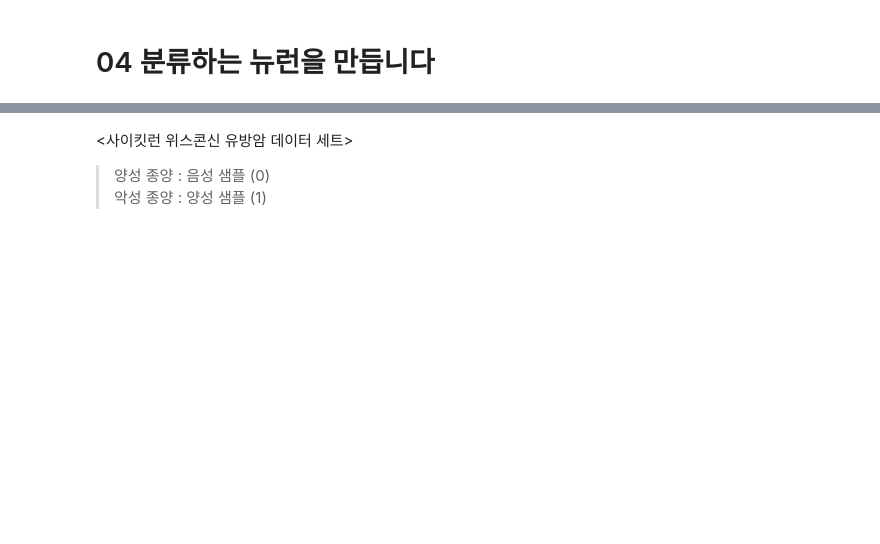
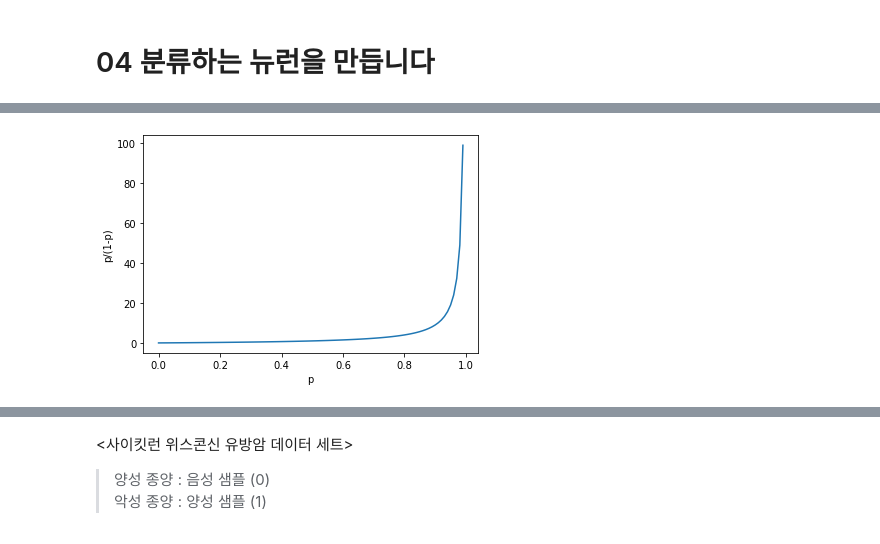
Before and after one commit to ssongplay/do_it_DL, a Jupyter notebook: ch04.ipynb, the cells around one changed output, grey strips where cells are left out. Drawn from its saved outputs; the diff is of its cells as text; code cells hidden in the pictures; blank space fills up the shorter version.

```diff
--- a/ch04.ipynb
+++ b/ch04.ipynb
@@ -2,0 +12,9 @@
+# %%
+probs = np.arange(0, 1, 0.01)
+odds = [p/(1-p) for p in probs]
+plt.plot(probs, odds)
+plt.xlabel('p')
+plt.ylabel('p/(1-p)')
+plt.show()
+# %% [output]
+[figure, added]
```
Also changed, not shown: parts of 19 cells of this notebook.
